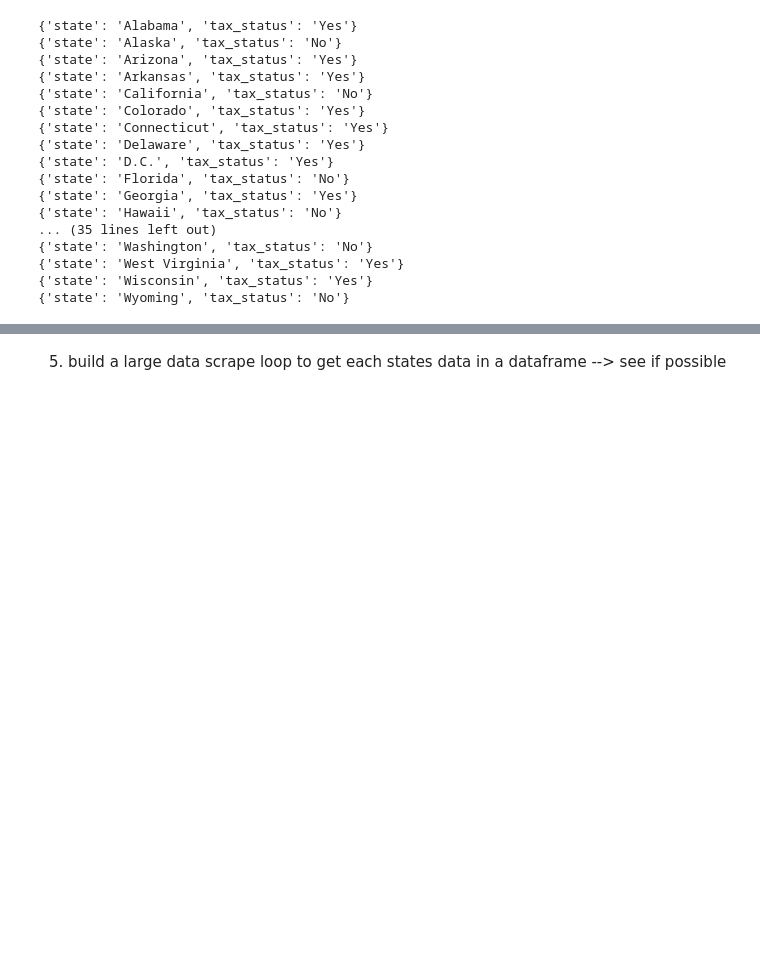
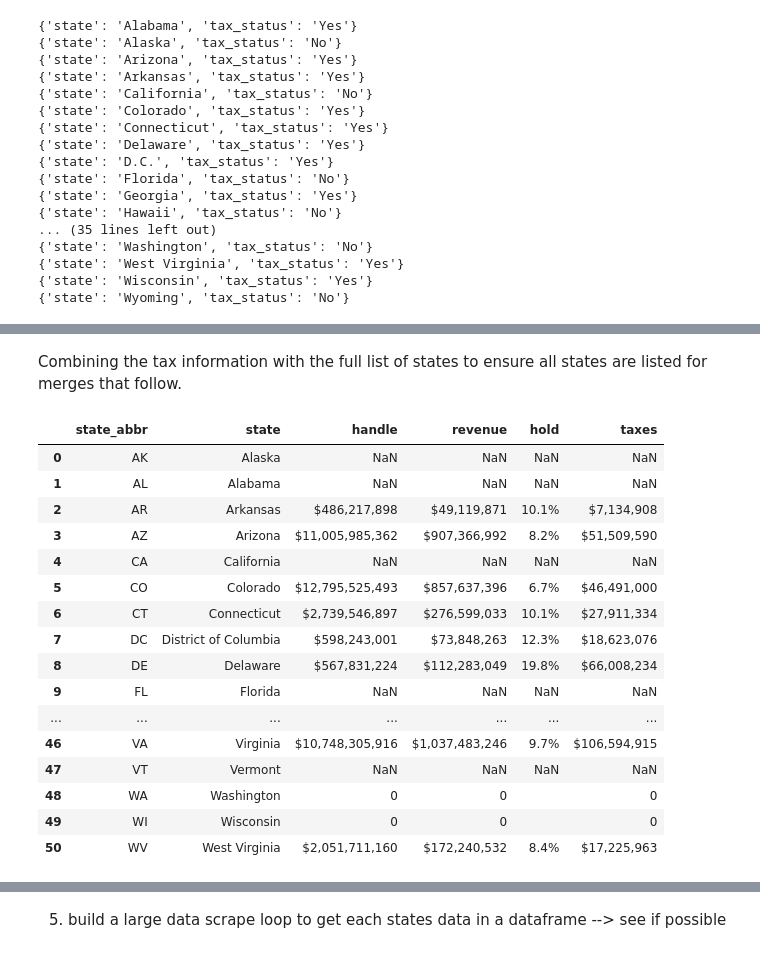
Before and after one commit to caleb-g23/Project-3-Sports-Betting-Analysis, a Jupyter notebook: data_scrape.ipynb, the cells around one changed output, grey strips where cells are left out. Drawn from its saved outputs; the diff is of its cells as text; code cells hidden in the pictures; blank space fills up the shorter version.

```diff
--- a/data_scrape.ipynb
+++ b/data_scrape.ipynb
@@ -16,3 +68,8 @@ browser = Browser('chrome')
+# %%
+#load scraped state data into dataframe
+state_df = pd.DataFrame(state_list)
+#save dataframe to csv
+state_df.to_csv('Resources/state_list.csv', index=False)
 # %% [markdown]
 1. Which states require payment of state taxes on gambling winnings?
 
@@ -153,7 +206,7 @@ if rev_table:
             taxes = cells[4].text.strip()
 
             # Create a dictionary for the current market
-            market_data = {'market': market, 'handle': handle, 'revenue': revenue, 'hold': hold, 'taxes': taxes}
+            market_data = {'state': market, 'handle': handle, 'revenue': revenue, 'hold': hold, 'taxes': taxes}
 
             # Append the market data dictionary to the list
             market_data_list.append(market_data)
@@ -181,0 +259,25 @@ for market_data in market_data_list:
+# %% [markdown]
+Combining the tax information with the full list of states to ensure all states are listed for merges that follow.
+# %%
+#merge state_df and market_rev_df by state
+state_rev_df = state_df.merge(market_rev_df, on='state', how='left')
+#state_rev_df.head()
+state_rev_df.head(51)
+# %% [output]
+|  | state_abbr | state | handle | revenue | hold | taxes |
+| 0 | AK | Alaska | NaN | NaN | NaN | NaN |
+| 1 | AL | Alabama | NaN | NaN | NaN | NaN |
+| 2 | AR | Arkansas | $486,217,898 | $49,119,871 | 10.1% | $7,134,908 |
+| 3 | AZ | Arizona | $11,005,985,362 | $907,366,992 | 8.2% | $51,509,590 |
+| 4 | CA | California | NaN | NaN | NaN | NaN |
+| 5 | CO | Colorado | $12,795,525,493 | $857,637,396 | 6.7% | $46,491,000 |
+| 6 | CT | Connecticut | $2,739,546,897 | $276,599,033 | 10.1% | $27,911,334 |
+| 7 | DC | District of Columbia | $598,243,001 | $73,848,263 | 12.3% | $18,623,076 |
+| 8 | DE | Delaware | $567,831,224 | $112,283,049 | 19.8% | $66,008,234 |
+| 9 | FL | Florida | NaN | NaN | NaN | NaN |
+| ... | ... | ... | ... | ... | ... | ... |
+| 46 | VA | Virginia | $10,748,305,916 | $1,037,483,246 | 9.7% | $106,594,915 |
+| 47 | VT | Vermont | NaN | NaN | NaN | NaN |
+| 48 | WA | Washington | 0 | 0 |  | 0 |
+| 49 | WI | Wisconsin | 0 | 0 |  | 0 |
+| 50 | WV | West Virginia | $2,051,711,160 | $172,240,532 | 8.4% | $17,225,963 |
```
Also changed, not shown: parts of 39 cells of this notebook, 13 other files.
